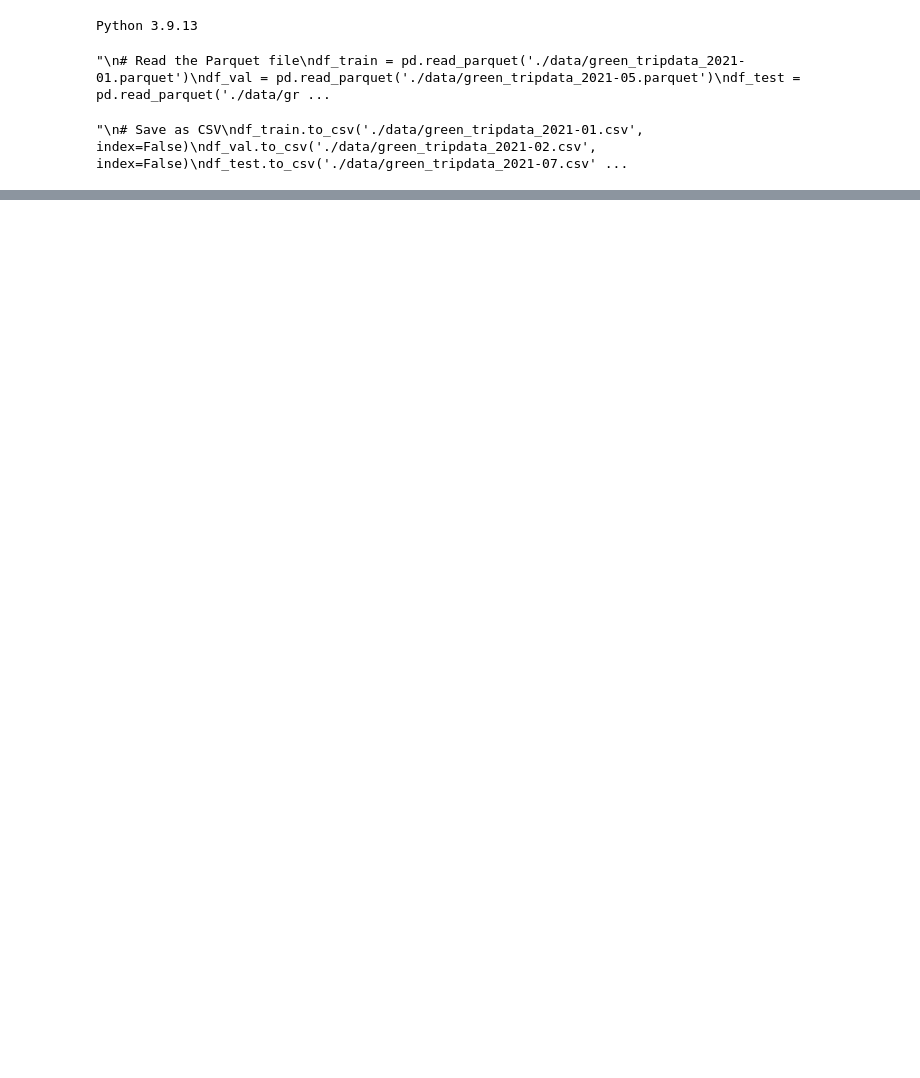
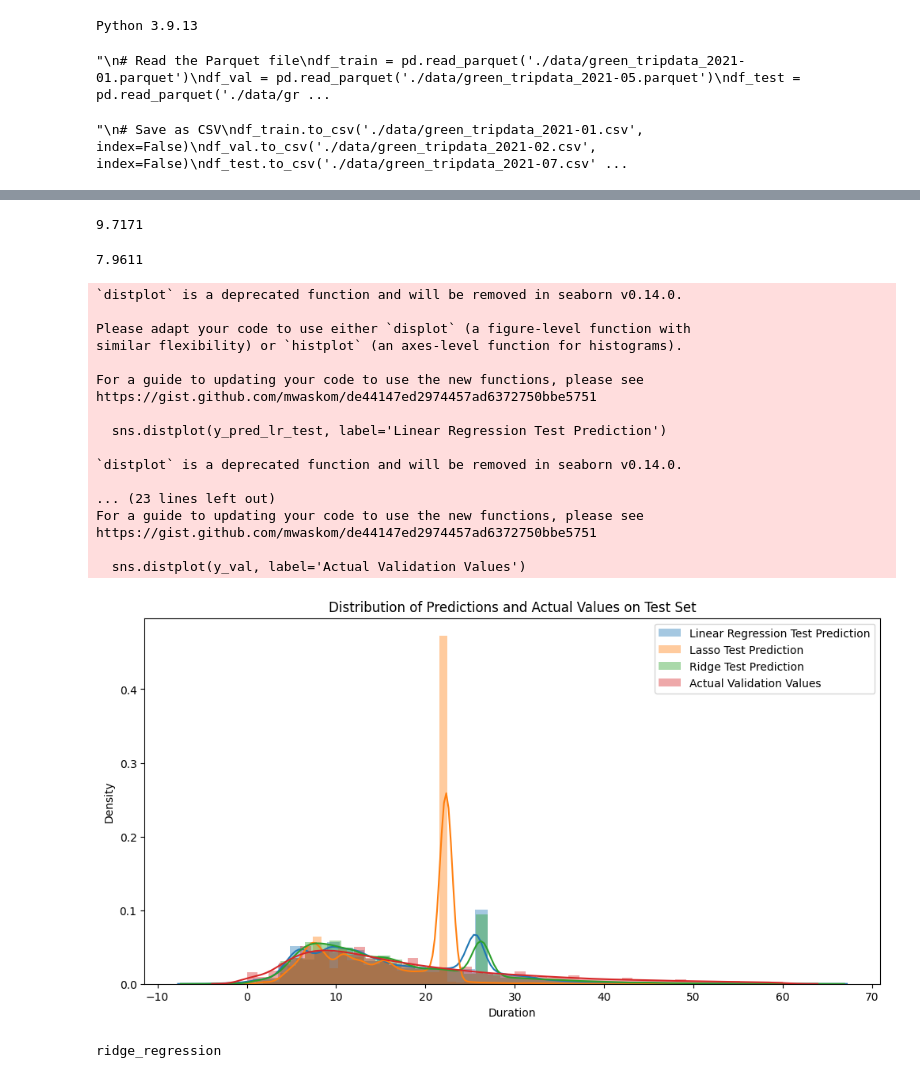
Before and after one commit to Berchie-Sam/MLOps, a Jupyter notebook: duration-prediction.ipynb, the cells around one changed output, grey strips where cells are left out. Drawn from its saved outputs; the diff is of its cells as text; code cells hidden in the pictures; blank space fills up the shorter version.

Commit message:
Improve models
The three regression models; linear, lasso and ridge were improved using feature engineering. The model with lowest mean square error was saved.

```diff
--- a/duration-prediction.ipynb
+++ b/duration-prediction.ipynb
@@ -168,5 +137,75 @@ mean_squared_error(y_train, y_pred, squared=False)
-# %%
-lr = LinearRegression()
-lr.fit(X_train, y_train)
-
-y_pred =  lr.predict(X_train)
+# %%
+lasso = Lasso(alpha=0.001)
+lasso.fit(X_train, y_train)
+
+y_pred_lasso =  lasso.predict(X_val)
+
+mse_lasso = mean_squared_error(y_val, y_pred_lasso, squared=False)
+print(f'{mse_lasso:.4f}')
+# %% [output]
+9.7171
+# %%
+ridge = Ridge(alpha=0.001)
+ridge.fit(X_train, y_train)
+
+y_pred_ridge =  ridge.predict(X_val)
+
+mse_ridge = mean_squared_error(y_val, y_pred_ridge, squared=False)
+print(f'{mse_ridge:.4f}')
+# %% [output]
+7.9611
+# %%
+y_pred_lr_test = lr.predict(X_test)
+y_pred_lasso_test = lasso.predict(X_test)
+y_pred_ridge_test = ridge.predict(X_test)
+# %%
+# Plotting the distribution
+plt.figure(figsize=(12, 6))
+
+# Plot predictions on the validation set
+sns.distplot(y_pred_lr_test, label='Linear Regression Test Prediction')
+sns.distplot(y_pred_lasso_test, label='Lasso Test Prediction')
+sns.distplot(y_pred_ridge_test, label='Ridge Test Prediction')
+
+# Plot actual values on the test set
+sns.distplot(y_val, label='Actual Validation Values')
+
+plt.legend()
+plt.xlabel('Duration')
+plt.title('Distribution of Predictions and Actual Values on Test Set')
+plt.show()
+# %% [output]
+`distplot` is a deprecated function and will be removed in seaborn v0.14.0.
+
+Please adapt your code to use either `displot` (a figure-level function with
+similar flexibility) or `histplot` (an axes-level function for histograms).
+
+For a guide to updating your code to use the new functions, please see
+https://gist.github.com/mwaskom/de44147ed2974457ad6372750bbe5751
+
+  sns.distplot(y_pred_lr_test, label='Linear Regression Test Prediction')
+
+`distplot` is a deprecated function and will be removed in seaborn v0.14.0.
+
+... (23 lines left out)
+For a guide to updating your code to use the new functions, please see
+https://gist.github.com/mwaskom/de44147ed2974457ad6372750bbe5751
+
+  sns.distplot(y_val, label='Actual Validation Values')
+[figure, added]
+# %%
+best_model = None
+best_model_name = None
+if mse_lr <= mse_lasso and mse_lr <= mse_ridge:
+    best_model = lr
+    best_model_name = 'linear_regression'
+elif mse_lasso <= mse_lr and mse_lasso <= mse_ridge:
+    best_model = lasso
+    best_model_name = 'lasso_regression'
+else:
+    best_model = ridge
+    best_model_name = 'ridge_regression'
+
+print(best_model_name)
+# %% [output]
+ridge_regression
```
Also changed, not shown: parts of 30 cells of this notebook, 1 other file.
